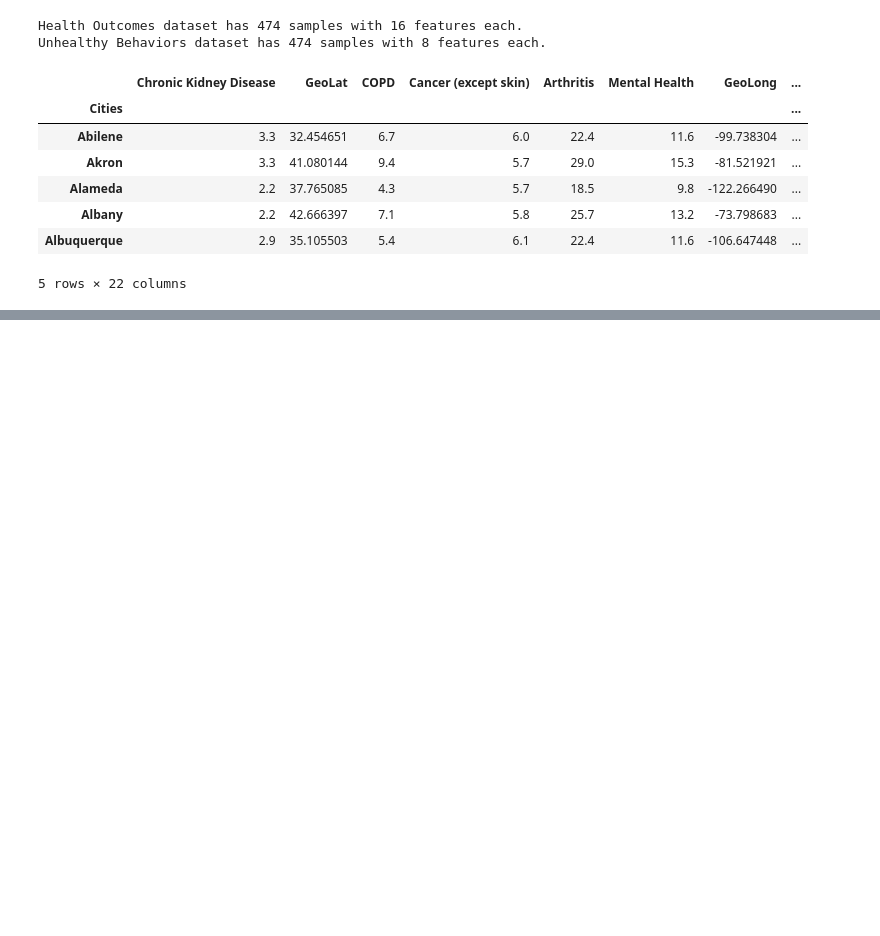
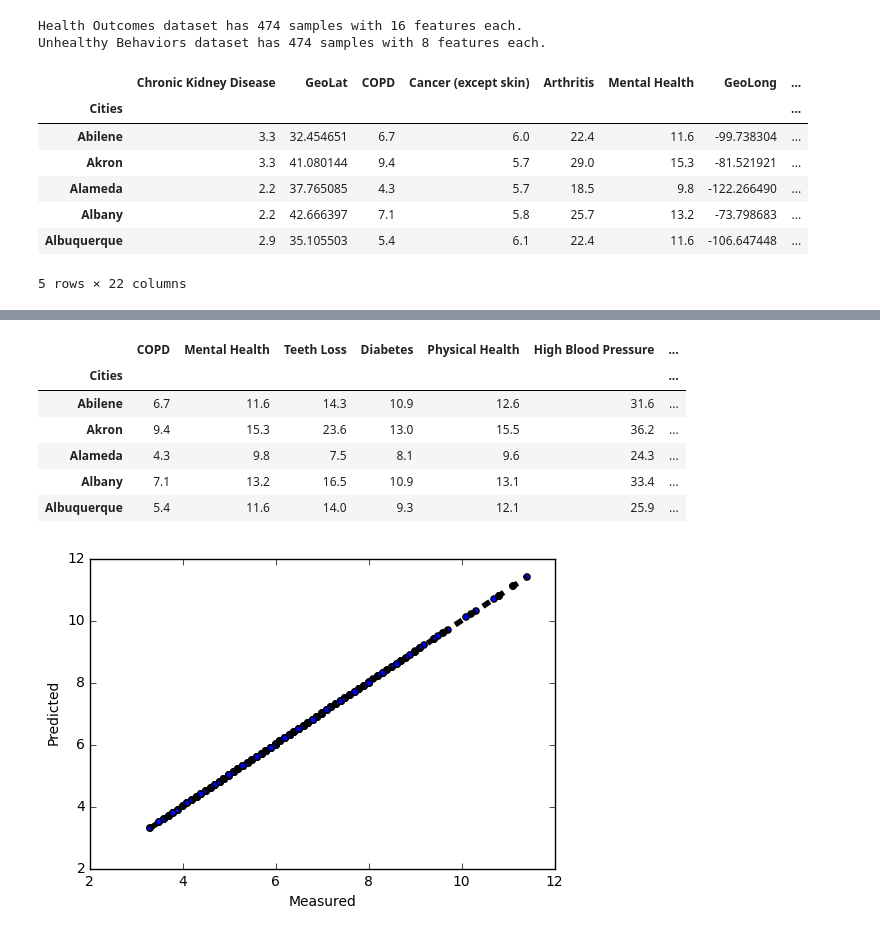
Before and after one commit to RJBeetel3/500_Cities_Project, a Jupyter notebook: 500_Cities_Linear_Regression.ipynb, the cells around one changed output, grey strips where cells are left out. Saved outputs shown, nothing was run; the diff lists cells and outputs as text; code cells hidden in the pictures; blank space fills up the shorter version.

```diff
--- a/500_Cities_Linear_Regression.ipynb
+++ b/500_Cities_Linear_Regression.ipynb
@@ -205,7 +206,7 @@ datacorr_df.head()
 # print items to confirm what we've got
 for item in high_corr.head().itertuples():
     for i in range(len(item)):
-        if item[i] >= 0.85:
+        if not pd.isnull(item[i]):
             print "{}   {}".format(col_names[i], item[i])
 # %% [output]
 Chronic Kidney Disease   Chronic Kidney Disease
@@ -240,13 +254,15 @@ high_corr.head()
 # looking at variables correlated with Stroke
 #figure out how to generate a list of the names of things highly correlated
 #with stroke
+corr_threshold = 0.7
 stroke_preds = []
 for i in range(len(high_corr['Stroke'])):
     val = high_corr['Stroke'][i]
-    if val > 0.8:
+    if val > corr_threshold:
         print "{}   {}".format(high_corr.axes[0][i], val)
         stroke_preds.append(high_corr.axes[0][i])
 
 # stroke is correlated with itself so we remove it as a variable
 stroke_preds.remove('Stroke')
+
 print stroke_preds
@@ -253,18 +281,28 @@ print stroke_preds
 # %%
-behaviors_only_df = behaviors_df.drop(['GeoLong'], axis = 1)
-behaviors_only_df.head()
+# behaviors_only_df = behaviors_df.drop(['GeoLong'], axis = 1)
+# behaviors_only_df.head()
 
 lr = LinearRegression()
-X = behaviors_only_df[['GeoLat', 'Current Smoking', 'Physical Activity']]
-y = outcomes_df.COPD
+X = datacorr_df[stroke_preds]
+display(X.head())
+y = datacorr_df.COPD
 predicted = cross_val_predict(lr, X, y, cv = 10 )
 
 fig, ax = plt.subplots()
 ax.scatter(y, predicted)
 ax.plot([y.min(), y.max()], [y.min(), y.max()], 'k--', lw=4)
 ax.set_xlabel('Measured')
 ax.set_ylabel('Predicted')
 plt.show()
+# %% [output]
+|  | COPD | Mental Health | Teeth Loss | Diabetes | Physical Health | High Blood Pressure | ... |
+| Cities |  |  |  |  |  |  | ... |
+| Abilene | 6.7 | 11.6 | 14.3 | 10.9 | 12.6 | 31.6 | ... |
+| Akron | 9.4 | 15.3 | 23.6 | 13.0 | 15.5 | 36.2 | ... |
+| Alameda | 4.3 | 9.8 | 7.5 | 8.1 | 9.6 | 24.3 | ... |
+| Albany | 7.1 | 13.2 | 16.5 | 10.9 | 13.1 | 33.4 | ... |
+| Albuquerque | 5.4 | 11.6 | 14.0 | 9.3 | 12.1 | 25.9 | ... |
+[figure, added]
 # %%
 X_train, X_test, y_train, y_test = train_test_split(X,y,test_size = 0.3,
                                                    random_state = 42)
```
Also changed, not shown: parts of 24 cells of this notebook.
